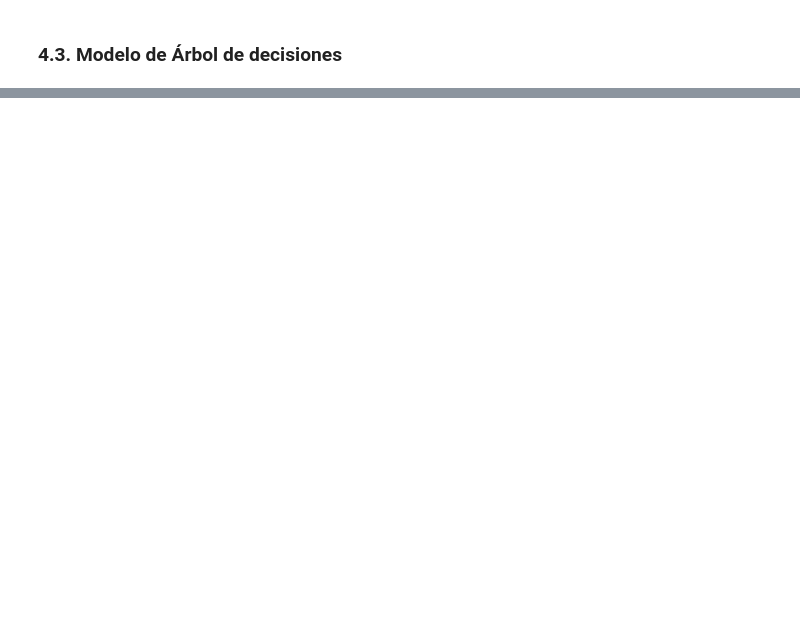
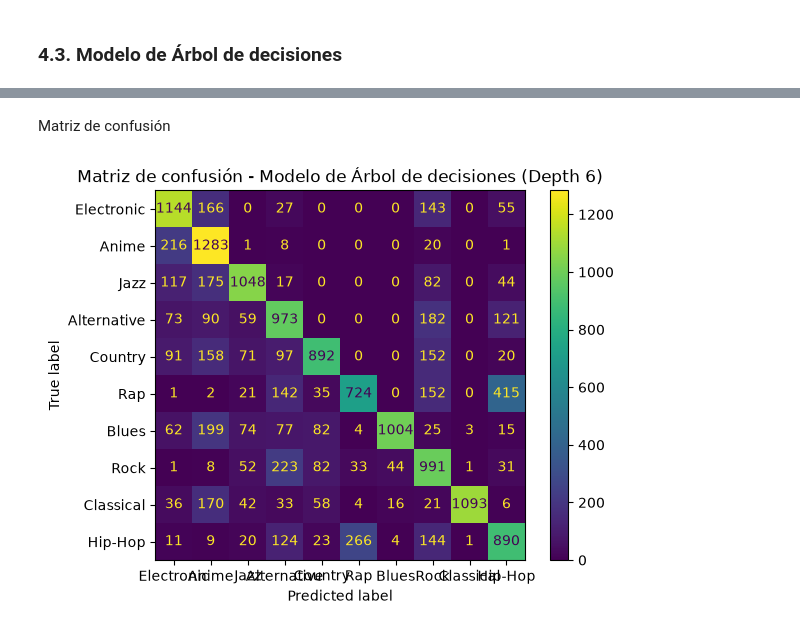
Before and after one commit to ErikAT04/PROYECTO1EVALPIA, a Jupyter notebook: Proyecto1PIA_ErikAmoToquero.ipynb, the cells around one changed output, grey strips where cells are left out. Cells and saved outputs as stored; diff of their text form; code cells hidden in the pictures; blank space fills up the shorter version.

```diff
--- a/Proyecto1PIA_ErikAmoToquero.ipynb
+++ b/Proyecto1PIA_ErikAmoToquero.ipynb
@@ -171,2 +307,6 @@ Y esto nos deja un dataset con la siguiente estructura:
 # %% [markdown]
 ### 4.3. Modelo de Árbol de decisiones
+# %%
+dtree = make_pipeline(StandardScaler(), DecisionTreeClassifier(max_depth=6)).fit(X_train, y_train)
+y_pred_tree = dtree.predict(X_test)
+y_proba_tree = dtree.predict_proba(X_test)
@@ -172,0 +330,8 @@ Y esto nos deja un dataset con la siguiente estructura:
+# %% [markdown]
+Matriz de confusión
+# %%
+ConfusionMatrixDisplay(confusion_matrix(y_test, y_pred_tree), display_labels=generos).plot()
+plt.title(f"Matriz de confusión - Modelo de Árbol de decisiones (Depth 6)")
+plt.show()
+# %% [output]
+[figure, added]
```
Also changed, not shown: parts of 48 cells of this notebook.
